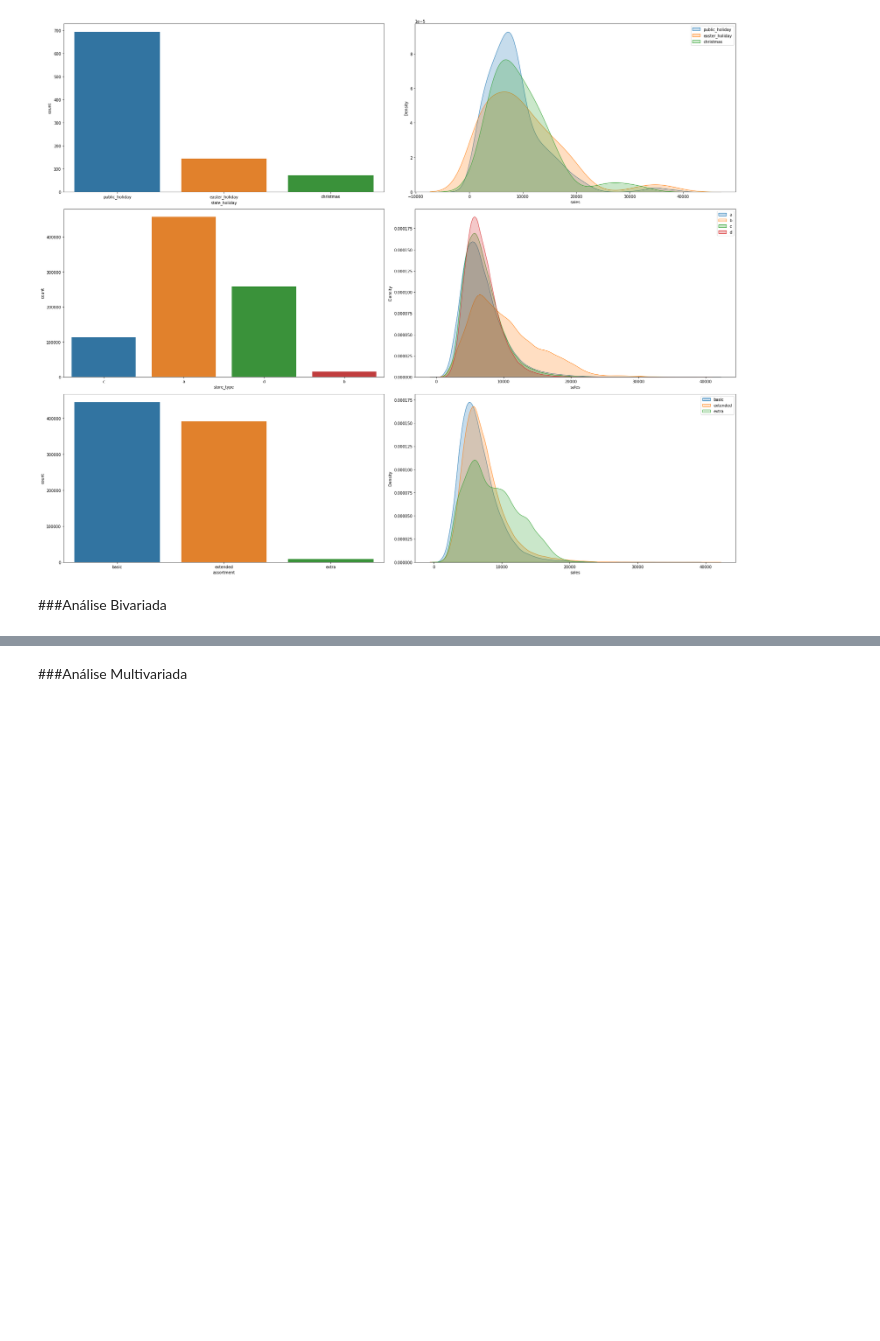
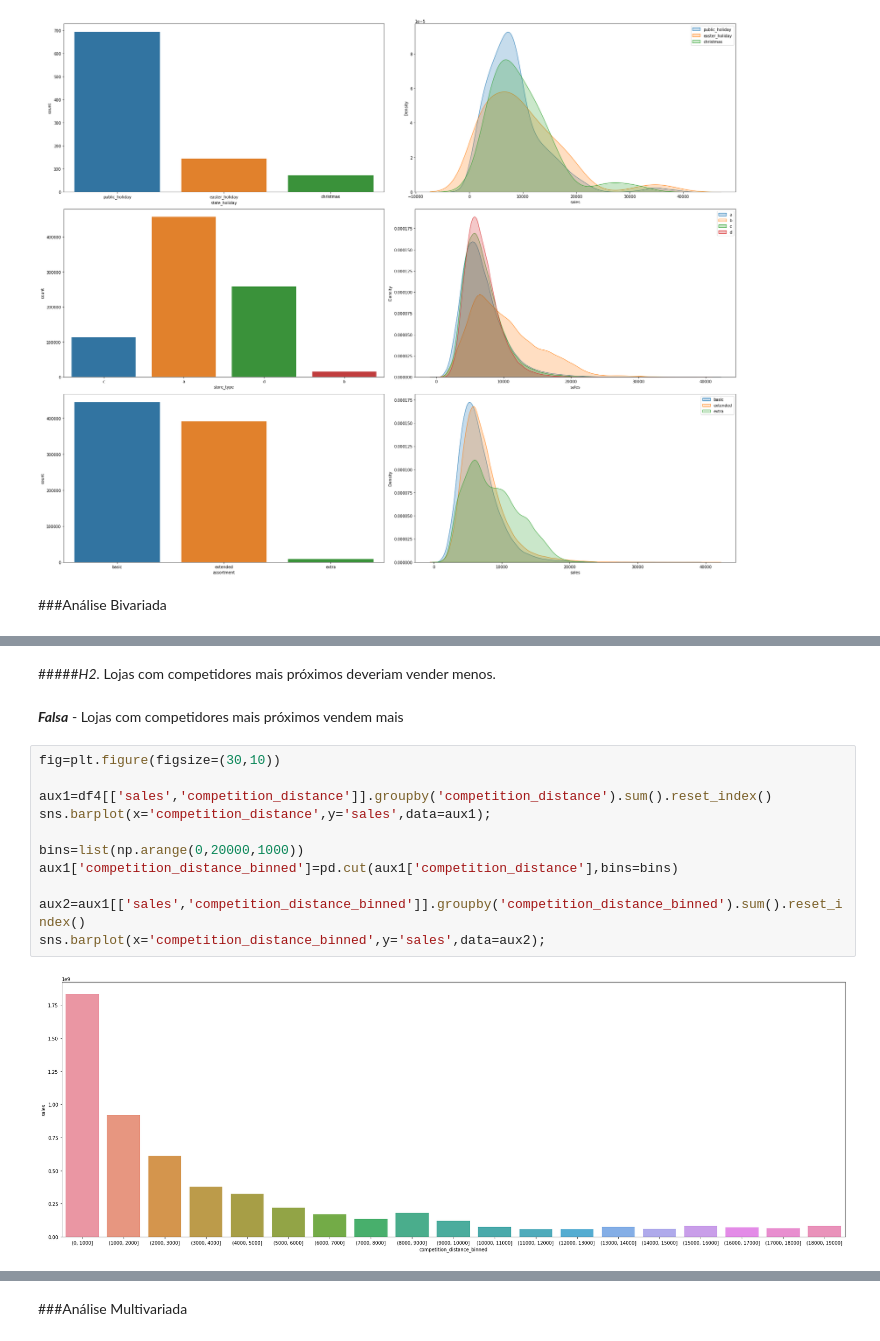
Before and after one commit to Marcus-V-Freitas/Predicao_Vendas_Loja, a Jupyter notebook: Predição_das_vendas_de_uma_loja.ipynb, the cells around one changed output, grey strips where cells are left out. Cells and saved outputs as stored; diff of their text form; blank space fills up the shorter version.

```diff
--- a/Predição_das_vendas_de_uma_loja.ipynb
+++ b/Predição_das_vendas_de_uma_loja.ipynb
@@ -526,0 +542,17 @@ fig.tight_layout()
+# %% [markdown]
+#####*H2.* Lojas com competidores mais próximos deveriam vender menos.
+# %% [markdown]
+***Falsa*** - Lojas com competidores mais próximos vendem mais
+# %%
+fig=plt.figure(figsize=(30,10))
+
+aux1=df4[['sales','competition_distance']].groupby('competition_distance').sum().reset_index()
+sns.barplot(x='competition_distance',y='sales',data=aux1);
+
+bins=list(np.arange(0,20000,1000))
+aux1['competition_distance_binned']=pd.cut(aux1['competition_distance'],bins=bins)
+
+aux2=aux1[['sales','competition_distance_binned']].groupby('competition_distance_binned').sum().reset_index()
+sns.barplot(x='competition_distance_binned',y='sales',data=aux2);
+# %% [output]
+[figure, added]
```
Also changed, not shown: parts of 11 cells of this notebook.
